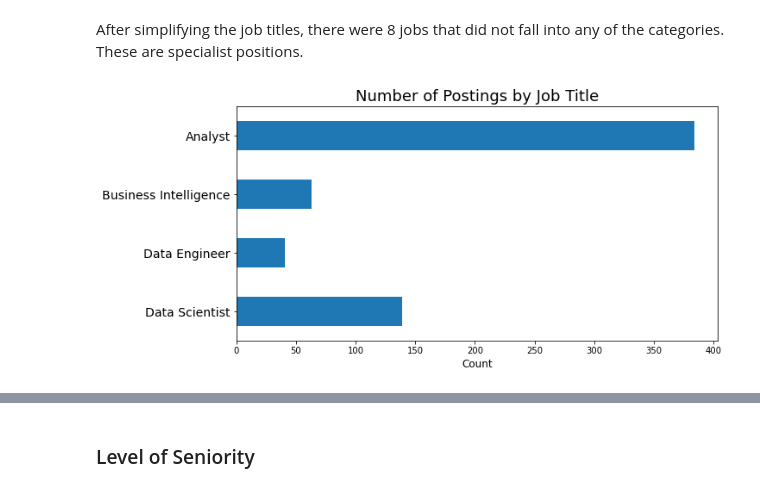
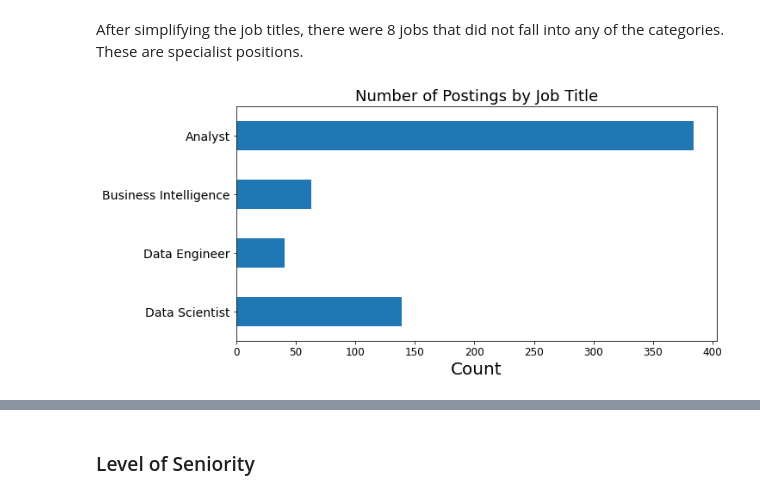
Before and after one commit to jma199/nlp-jobmarket, a Jupyter notebook: 2 main_jobdesc_eda_sql.ipynb, the cells around one changed output, grey strips where cells are left out. Drawn from its saved outputs; the diff is of its cells as text; code cells hidden in the pictures.

```diff
--- a/2 main_jobdesc_eda_sql.ipynb
+++ b/2 main_jobdesc_eda_sql.ipynb
@@ -193,11 +192,11 @@ null_jobs
 After simplifying the job titles, there were 8 jobs that did not fall into any of the categories. These are specialist positions.
 # %%
 jobtitle['position'].plot(kind='barh',figsize = (10,5))
-plt.xlabel('Count', size = 12)
+plt.xlabel('Count', size = 20)
 plt.ylabel('')
 plt.yticks(size = 14)
-plt.xticks(size = 10)
+plt.xticks(size = 12)
 plt.title('Number of Postings by Job Title', size = 18)
 plt.show()
 # %% [output]
-[figure, old version]
+[figure, new version]
```
Also changed, not shown: parts of 6 cells of this notebook, 6 other files.
